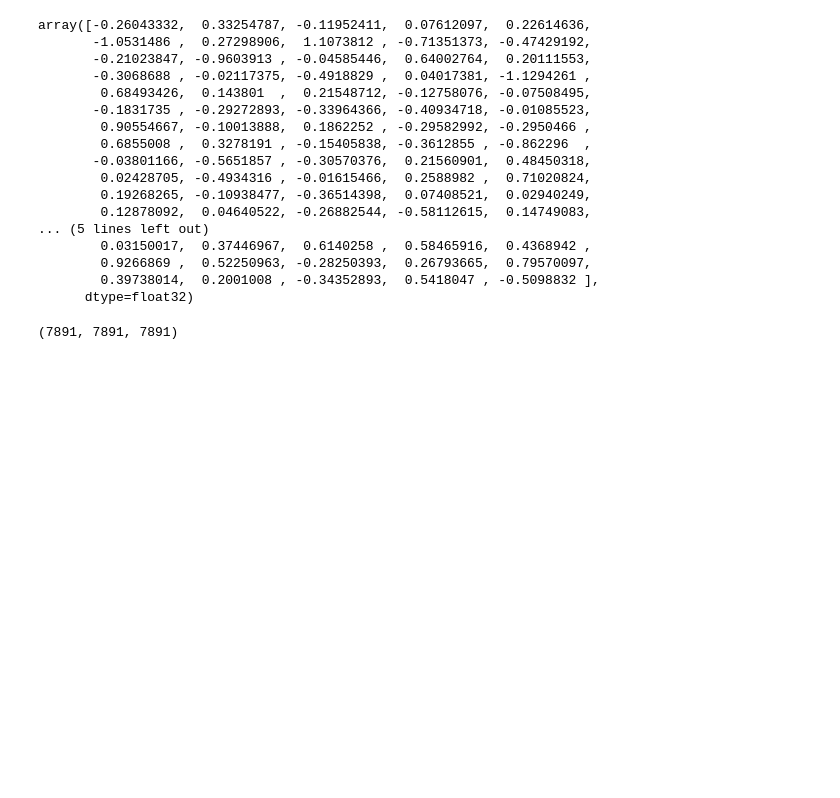
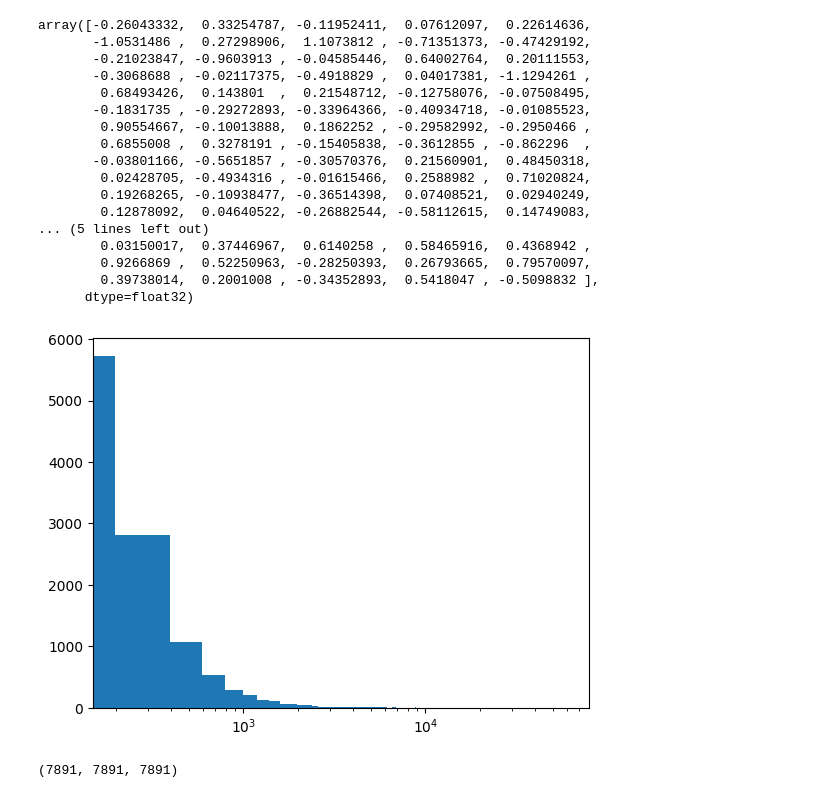
Before and after one commit to cinemere/code-classification, a Jupyter notebook: notebooks/simple_word_embeddings.ipynb, the cells around one changed output. Cells and saved outputs as stored; diff of their text form; code cells hidden in the pictures; blank space fills up the shorter version.

```diff
--- a/notebooks/simple_word_embeddings.ipynb
+++ b/notebooks/simple_word_embeddings.ipynb
@@ -421,3 +468,13 @@ class W2V_UITestsDataset(UITestsDataset):
+# %%
+import matplotlib.pyplot as plt
+
+hist, bins, _ = plt.hist(lengths_of_sentences, bins=300)
+logbins = np.logspace(np.log(bins[0]),np.log(bins[-1]),len(bins))
+plt.hist(lengths_of_sentences, bins=logbins)
+plt.xscale('log')
+plt.show()
+# %% [output]
+[figure, added]
 # %%
 w2vdataset = W2V_UITestsDataset()
 Y_train, X_train, Y_val, X_val = w2vdataset.get_input_train_val()
```
Also changed, not shown: parts of 7 cells of this notebook, 10 other files.
